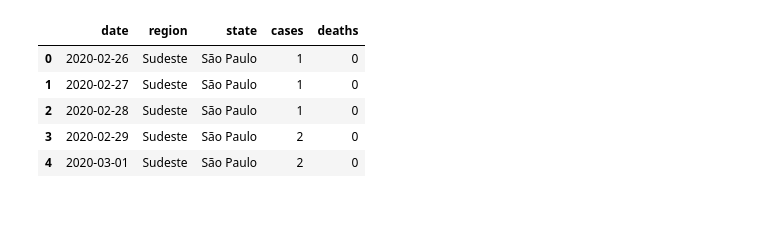
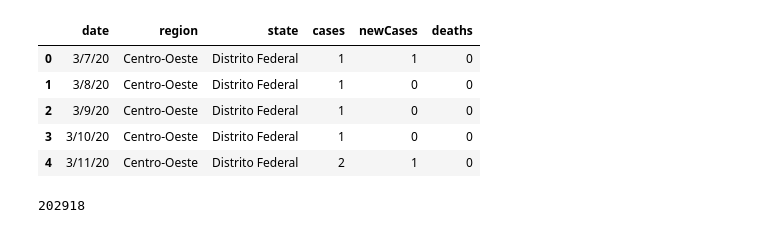
Before and after one commit to sundar1122/covid19, a Jupyter notebook: Brazil Analysis.ipynb, the cells around one changed output. Drawn from its saved outputs; the diff is of its cells as text; code cells hidden in the pictures.

Commit message:
Cumulative Case Analysis
cumulative cases prediction analysis

```diff
--- a/Brazil Analysis.ipynb
+++ b/Brazil Analysis.ipynb
@@ -4,11 +10,15 @@ import pandas as pd
 # %%
 ## loading and reading in csv dataset using pandas
-brazil_df = pd.read_csv('brazil_covid19.csv')
+brazil_df = pd.read_csv('brazil_covid19_revised.csv')
 brazil_df.head()
 # %% [output]
-|  | date | region | state | cases | deaths |
-| 0 | 2020-02-26 | Sudeste | São Paulo | 1 | 0 |
-| 1 | 2020-02-27 | Sudeste | São Paulo | 1 | 0 |
-| 2 | 2020-02-28 | Sudeste | São Paulo | 1 | 0 |
-| 3 | 2020-02-29 | Sudeste | São Paulo | 2 | 0 |
-| 4 | 2020-03-01 | Sudeste | São Paulo | 2 | 0 |
+|  | date | region | state | cases | newCases | deaths |
+| 0 | 3/7/20 | Centro-Oeste | Distrito Federal | 1 | 1 | 0 |
+| 1 | 3/8/20 | Centro-Oeste | Distrito Federal | 1 | 0 | 0 |
+| 2 | 3/9/20 | Centro-Oeste | Distrito Federal | 1 | 0 | 0 |
+| 3 | 3/10/20 | Centro-Oeste | Distrito Federal | 1 | 0 | 0 |
+| 4 | 3/11/20 | Centro-Oeste | Distrito Federal | 2 | 1 | 0 |
+# %%
+brazil_df[brazil_df['date'] == '5/14/20']['cases'].sum()
+# %% [output]
+202918
```
Also changed, not shown: parts of 34 cells of this notebook.
